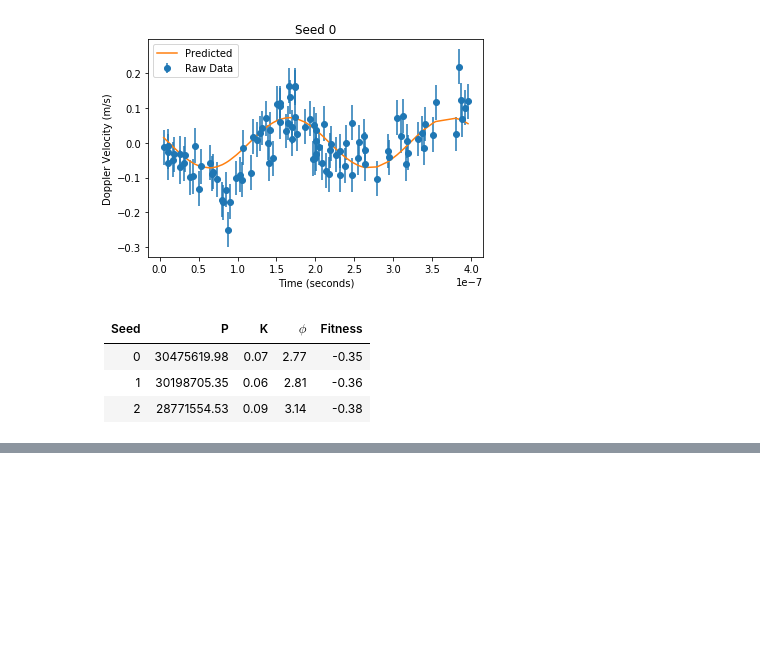
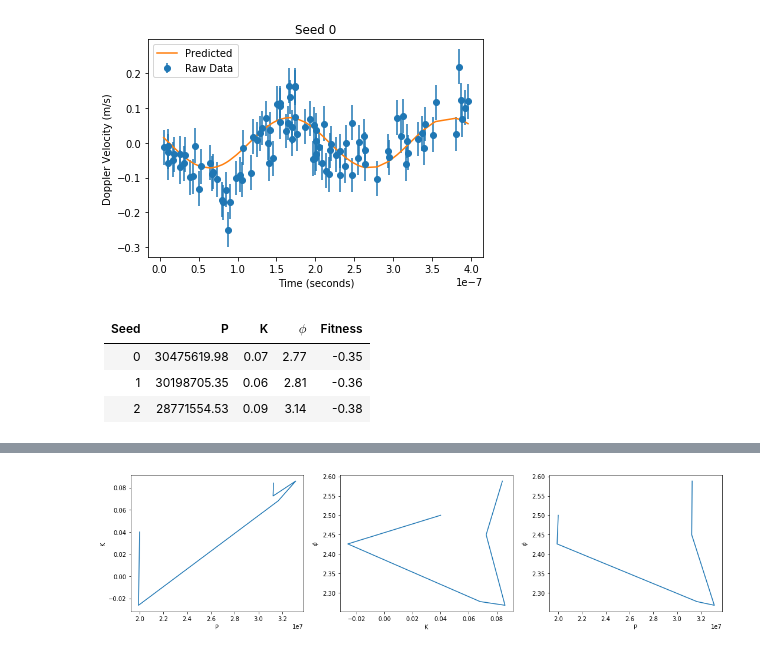
Before and after one commit to BoquanErwinChen/MLDI, a Jupyter notebook: MLDI_Assignment1.ipynb, the cells around one changed output, grey strips where cells are left out. Saved outputs shown, nothing was run; the diff lists cells and outputs as text; code cells hidden in the pictures; blank space fills up the shorter version.

```diff
--- a/MLDI_Assignment1.ipynb
+++ b/MLDI_Assignment1.ipynb
@@ -338,0 +336,15 @@ param_arr = []
+# %%
+%%time
+
+n_runs = int(1e4)
+param = np.array([2e7, .04, 2.5])
+cov = np.diag(np.square([5e6, 0.1, 0.1]))
+param_arr = []
+for n in range(n_runs):
+    new_param = random.multivariate_normal(param, cov)
+    if random.random(1)[0] >= get_error(sin_function(new_param))/get_error(sin_function(param)):
+        param = new_param
+    param_arr.append(param)
+param_arr = np.array(param_arr)
+print('Result from Metropolis Hastings after {} runs: P={:.2f}, K={:.2f}, phi={:.2f}, error={:.2f}'.format(
+    n_runs, param[0], param[1], param[2], get_error(sin_function(param))))
@@ -338,0 +354,27 @@ param_arr = []
+# %%
+fig, axes = plt.subplots(1, 3)
+fig.set_figwidth(15)
+
+x = param_arr[:,0]
+y = param_arr[:,1]
+axes[0].plot(x, y)
+axes[0].set_xlabel('P')
+axes[0].set_ylabel('K')
+
+x = param_arr[:,1]
+y = param_arr[:,2]
+axes[1].plot(x, y)
+axes[1].set_xlabel('K')
+axes[1].set_ylabel('$\phi$')
+
+x = param_arr[:,0]
+y = param_arr[:,2]
+axes[2].plot(x, y)
+axes[2].set_xlabel('P')
+axes[2].set_ylabel('$\phi$')
+
+plt.tight_layout()
+
+plt.show()
+# %% [output]
+[figure, added]
```
Also changed, not shown: parts of 2 cells of this notebook.
